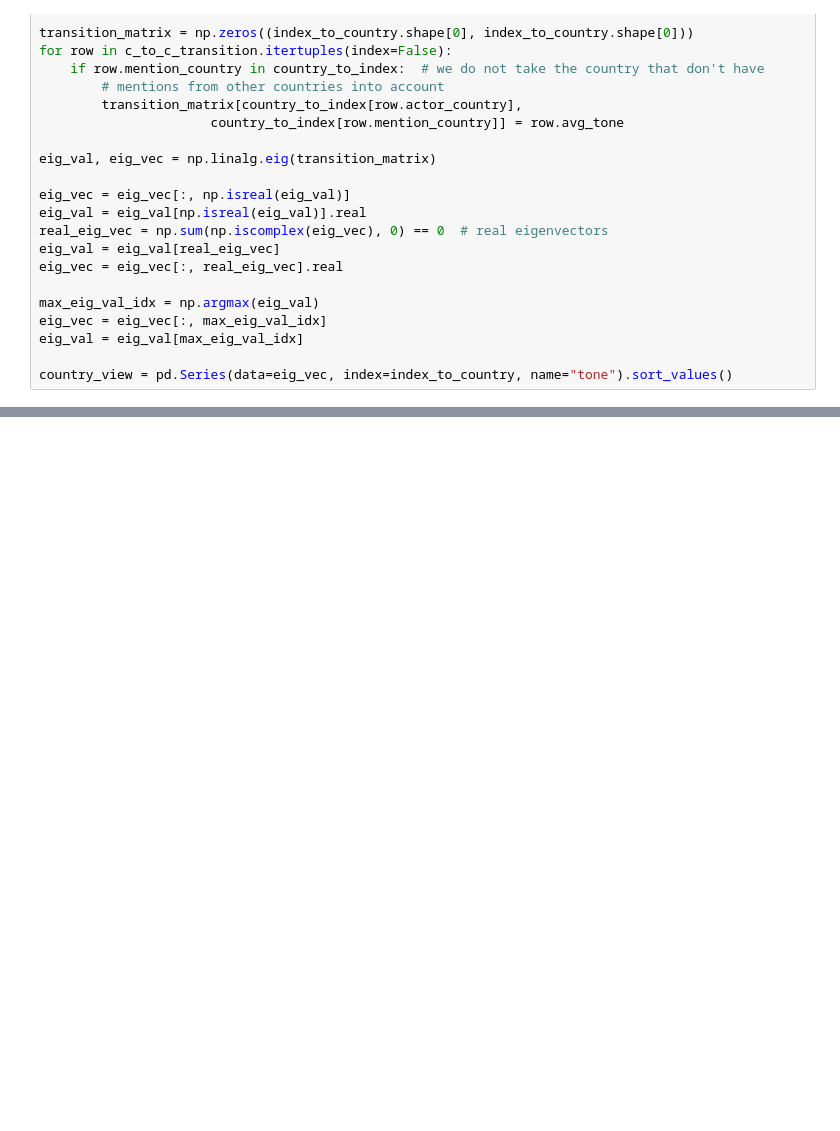
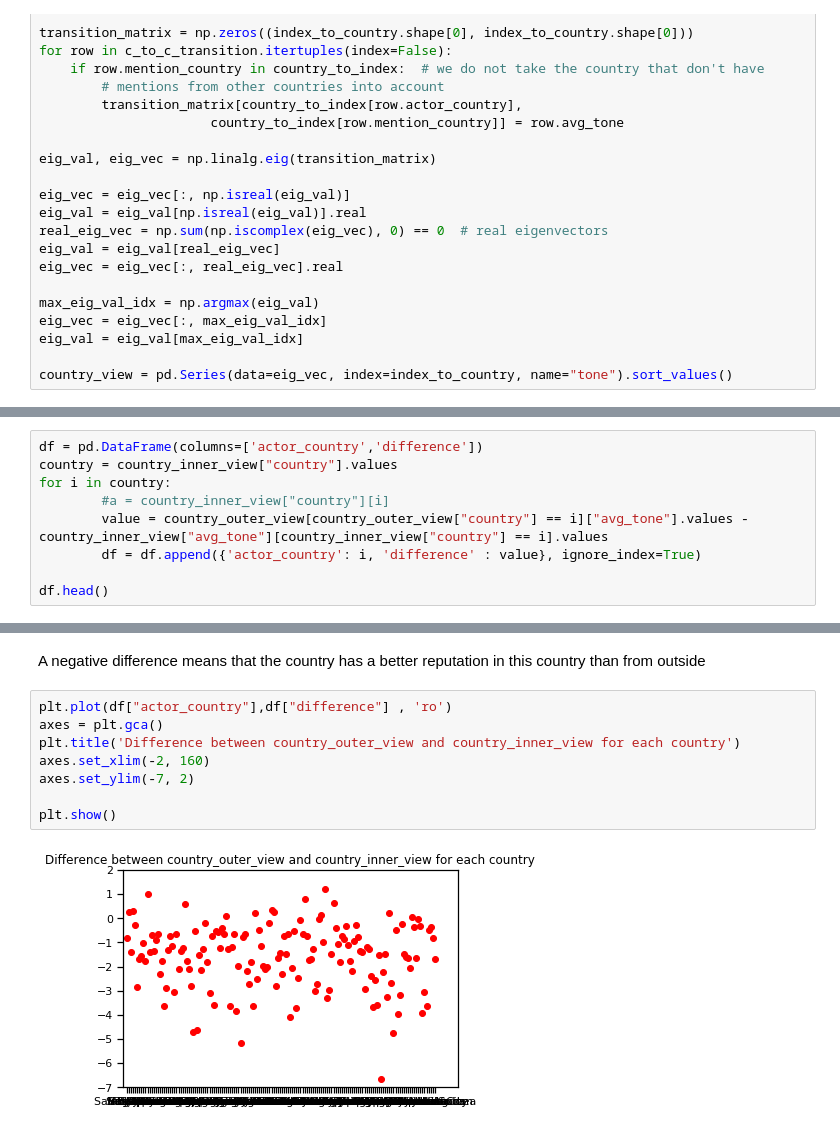
Before and after one commit to NatGr/projectAdA, a Jupyter notebook: Notebook.ipynb, the cells around one changed output, grey strips where cells are left out. Saved outputs shown, nothing was run; the diff lists cells and outputs as text; blank space fills up the shorter version.

```diff
--- a/Notebook.ipynb
+++ b/Notebook.ipynb
@@ -428,0 +604,9 @@ country_view = pd.Series(data=eig_vec, index=index_to_country, name="tone").sort
+# %%
+df = pd.DataFrame(columns=['actor_country','difference'])
+country = country_inner_view["country"].values
+for i in country:
+        #a = country_inner_view["country"][i]
+        value = country_outer_view[country_outer_view["country"] == i]["avg_tone"].values - country_inner_view["avg_tone"][country_inner_view["country"] == i].values
+        df = df.append({'actor_country': i, 'difference' : value}, ignore_index=True)
+
+df.head()
@@ -428,0 +620,12 @@ country_view = pd.Series(data=eig_vec, index=index_to_country, name="tone").sort
+# %% [markdown]
+A negative difference means that the country has a better reputation in this country than from outside
+# %%
+plt.plot(df["actor_country"],df["difference"] , 'ro')
+axes = plt.gca()
+plt.title('Difference between country_outer_view and country_inner_view for each country')
+axes.set_xlim(-2, 160)
+axes.set_ylim(-7, 2)
+
+plt.show()
+# %% [output]
+[figure, added]
```
Also changed, not shown: parts of 36 cells of this notebook.
